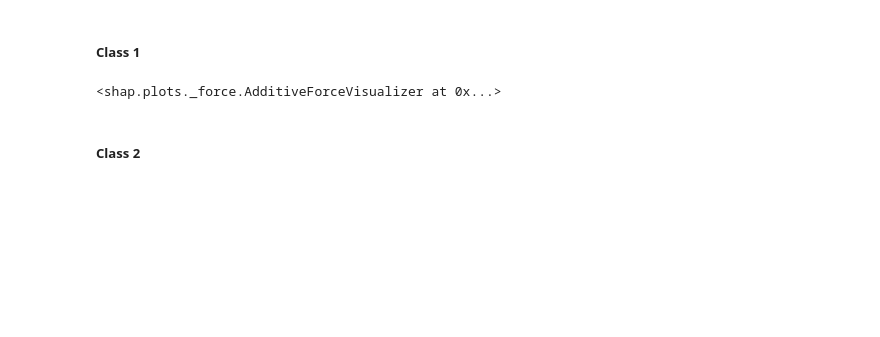
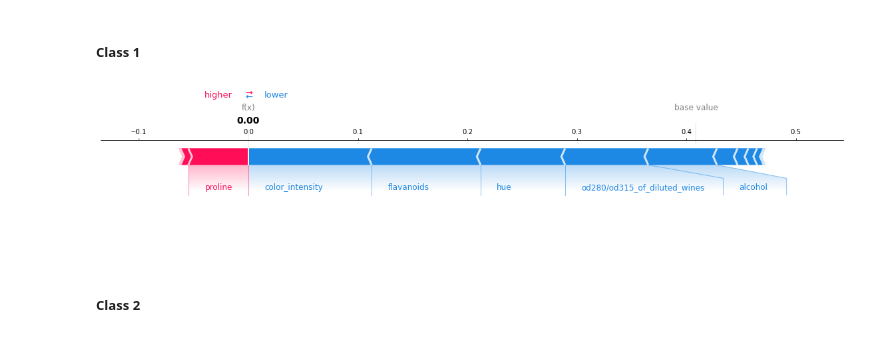
Before and after one commit to leolorenzoii/ml2_interpretability, a Jupyter notebook: notebooks/02_Interpreting_Models_using_SHAP.ipynb, the cells around one changed output. Saved outputs shown, nothing was run; the diff lists cells and outputs as text; code cells hidden in the pictures; blank space fills up the shorter version.

```diff
--- a/notebooks/02_Interpreting_Models_using_SHAP.ipynb
+++ b/notebooks/02_Interpreting_Models_using_SHAP.ipynb
@@ -473,9 +468,10 @@ shap.force_plot(explainer.expected_value[0], shap_values[0][-1], feature_names)
 # %% [markdown]
 ##### Class 1
 # %%
-shap.force_plot(explainer.expected_value[1], shap_values[1][-1], feature_names)
+shap.force_plot(explainer.expected_value[1], shap_values[1][-1], feature_names,
+                matplotlib=True)
 # %% [output]
-<shap.plots._force.AdditiveForceVisualizer at 0x...>
+[figure, added]
 # %% [markdown]
 ##### Class 2
 # %%
```
Also changed, not shown: parts of 9 cells of this notebook.
